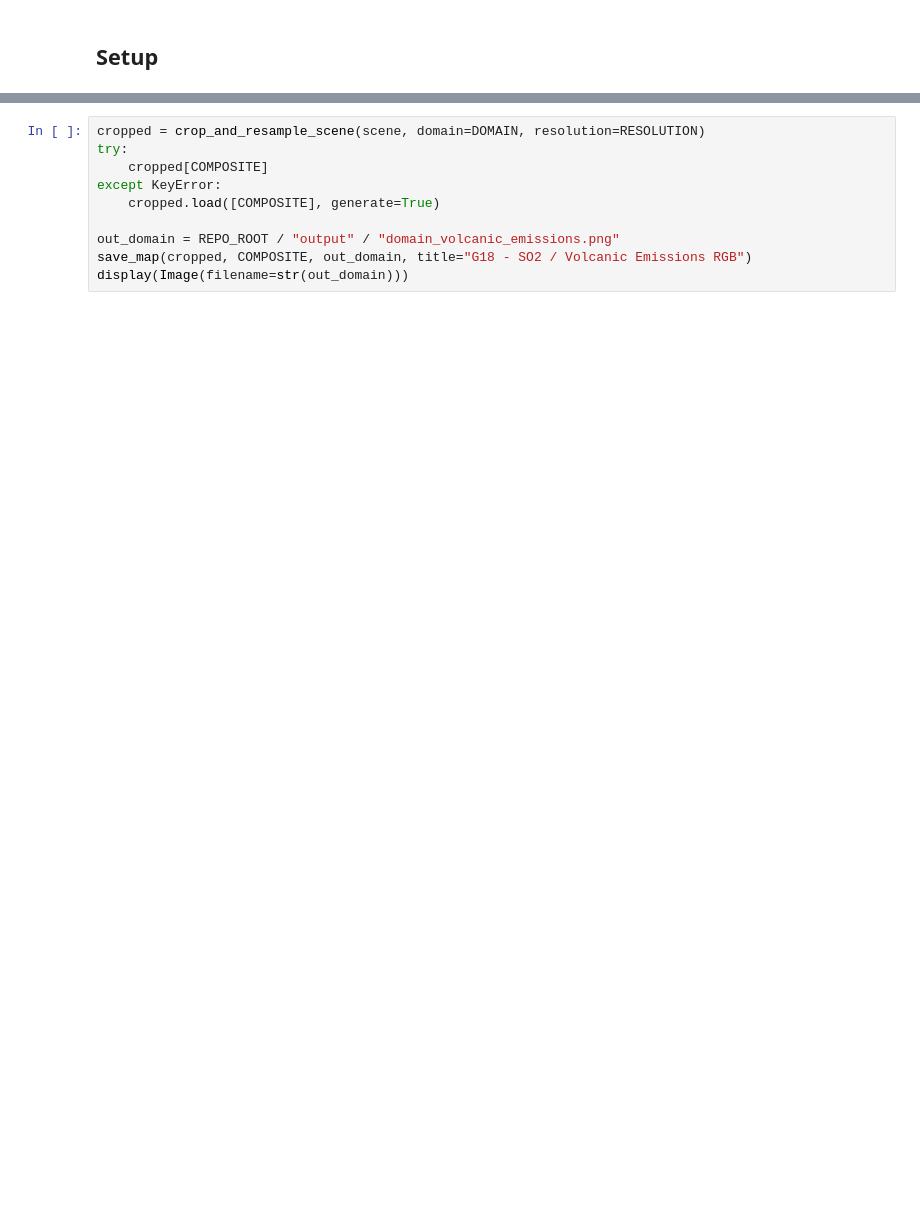
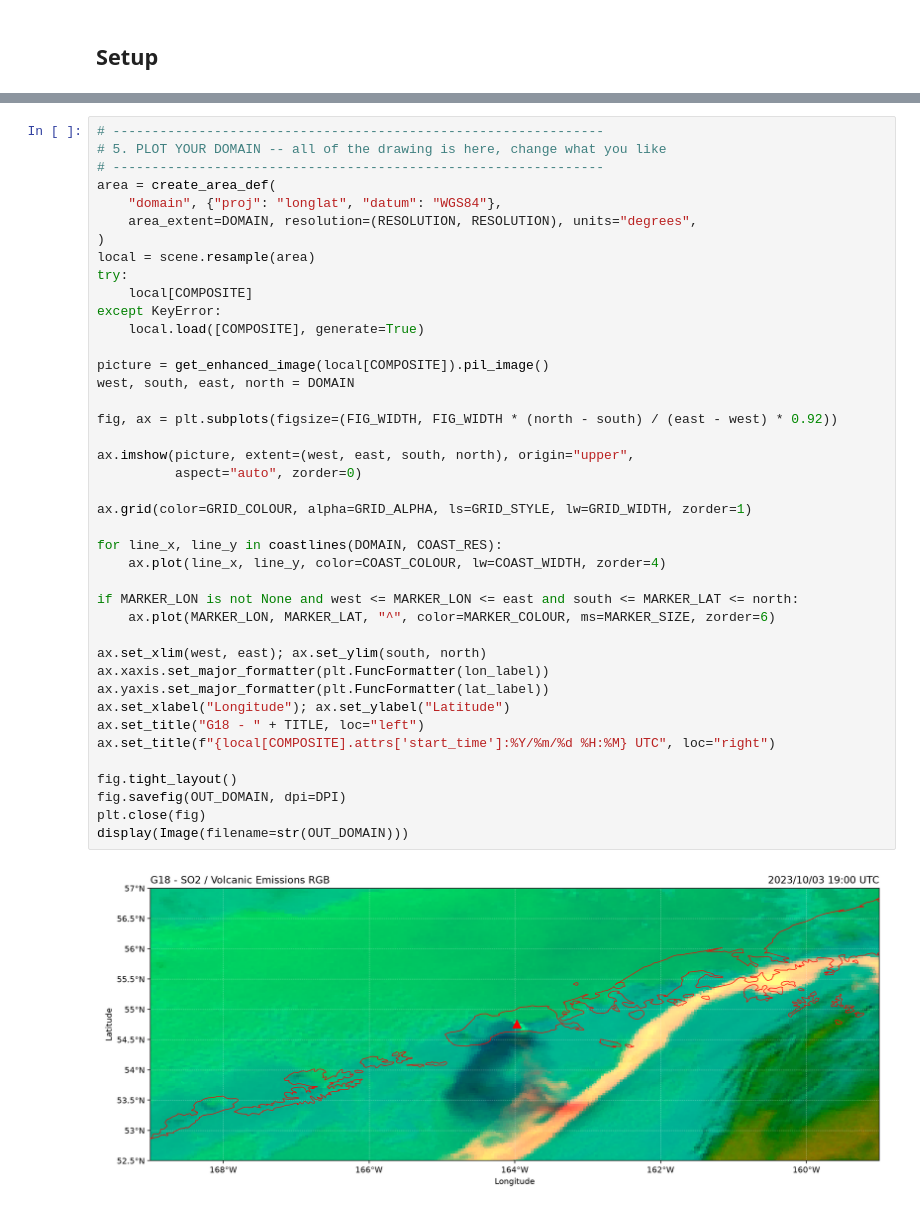
Before and after one commit to rmsm95/GOES-VIIRS-Imagery-Guide, a Jupyter notebook: notebooks/06_so2_rgb.ipynb, the cells around one changed output, grey strips where cells are left out. Saved outputs shown, nothing was run; the diff lists cells and outputs as text; blank space fills up the shorter version.

```diff
--- a/notebooks/06_so2_rgb.ipynb
+++ b/notebooks/06_so2_rgb.ipynb
@@ -90,13 +179,46 @@ print(f"{DOMAIN_NAME}: {DOMAIN}")
-# %%
-cropped = crop_and_resample_scene(scene, domain=DOMAIN, resolution=RESOLUTION)
-try:
-    cropped[COMPOSITE]
-except KeyError:
-    cropped.load([COMPOSITE], generate=True)
-
-out_domain = REPO_ROOT / "output" / "domain_volcanic_emissions.png"
-save_map(cropped, COMPOSITE, out_domain, title="G18 - SO2 / Volcanic Emissions RGB")
-display(Image(filename=str(out_domain)))
+# %%
+# ---------------------------------------------------------------
+# 5. PLOT YOUR DOMAIN -- all of the drawing is here, change what you like
+# ---------------------------------------------------------------
+area = create_area_def(
+    "domain", {"proj": "longlat", "datum": "WGS84"},
+    area_extent=DOMAIN, resolution=(RESOLUTION, RESOLUTION), units="degrees",
+)
+local = scene.resample(area)
+try:
+    local[COMPOSITE]
+except KeyError:
+    local.load([COMPOSITE], generate=True)
+
+picture = get_enhanced_image(local[COMPOSITE]).pil_image()
+west, south, east, north = DOMAIN
+
+fig, ax = plt.subplots(figsize=(FIG_WIDTH, FIG_WIDTH * (north - south) / (east - west) * 0.92))
+
+ax.imshow(picture, extent=(west, east, south, north), origin="upper",
+          aspect="auto", zorder=0)
+
+ax.grid(color=GRID_COLOUR, alpha=GRID_ALPHA, ls=GRID_STYLE, lw=GRID_WIDTH, zorder=1)
+
+for line_x, line_y in coastlines(DOMAIN, COAST_RES):
+    ax.plot(line_x, line_y, color=COAST_COLOUR, lw=COAST_WIDTH, zorder=4)
+
+if MARKER_LON is not None and west <= MARKER_LON <= east and south <= MARKER_LAT <= north:
+    ax.plot(MARKER_LON, MARKER_LAT, "^", color=MARKER_COLOUR, ms=MARKER_SIZE, zorder=6)
+
+ax.set_xlim(west, east); ax.set_ylim(south, north)
+ax.xaxis.set_major_formatter(plt.FuncFormatter(lon_label))
+ax.yaxis.set_major_formatter(plt.FuncFormatter(lat_label))
+ax.set_xlabel("Longitude"); ax.set_ylabel("Latitude")
+ax.set_title("G18 - " + TITLE, loc="left")
+ax.set_title(f"{local[COMPOSITE].attrs['start_time']:%Y/%m/%d %H:%M} UTC", loc="right")
+
+fig.tight_layout()
+fig.savefig(OUT_DOMAIN, dpi=DPI)
+plt.close(fig)
+display(Image(filename=str(OUT_DOMAIN)))
+# %% [output]
+[figure, added]
 # %% [markdown]
 ## Reading the colours
 
```
Also changed, not shown: parts of 21 cells of this notebook, 9 other files.
